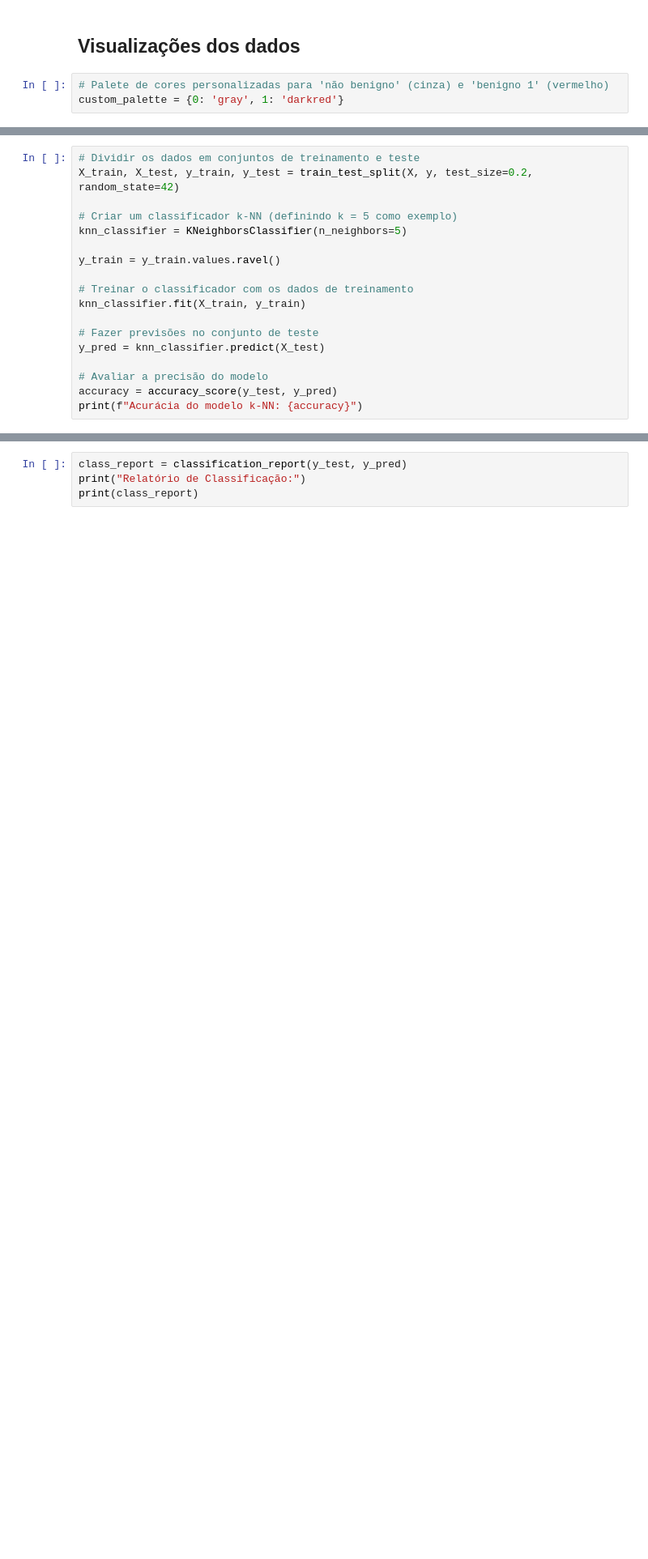
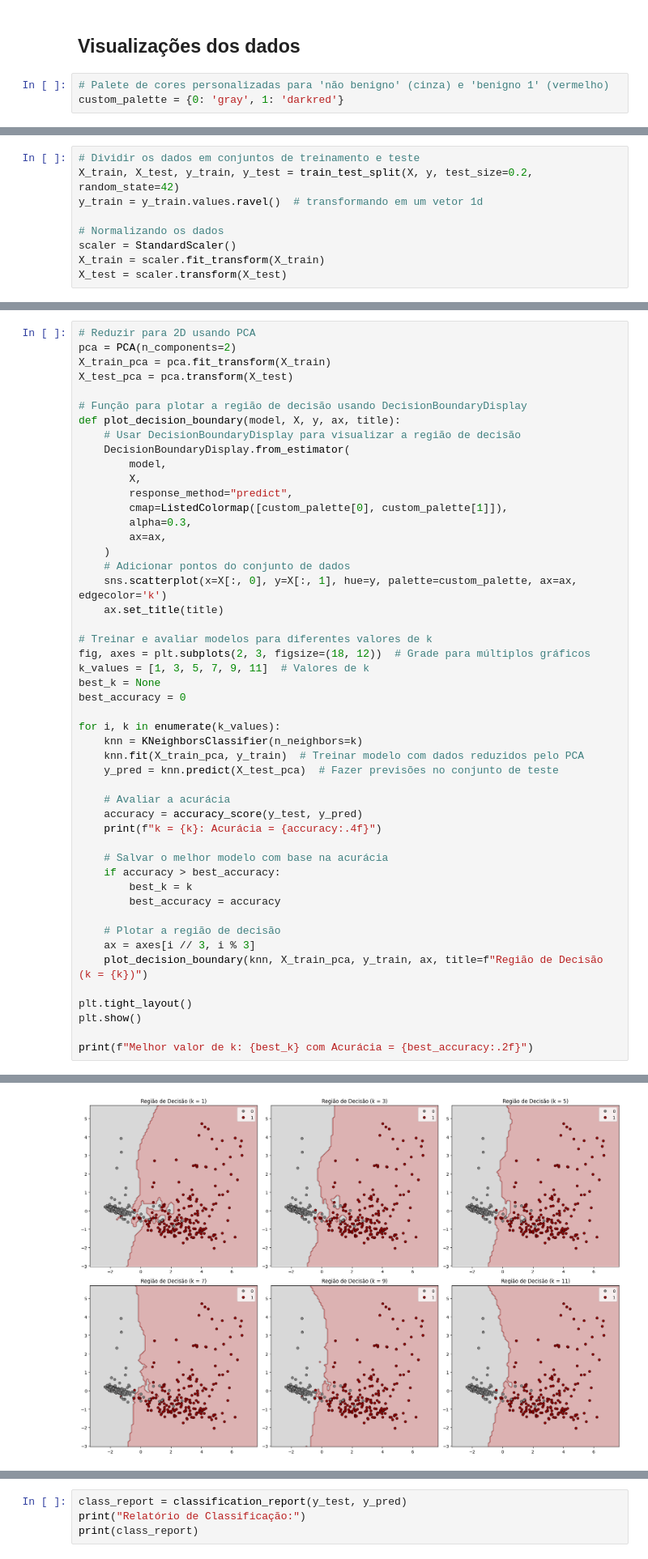
Before and after one commit to IvonLuiz/breast_cancer_kmeans, a Jupyter notebook: breast_cancer_kmeans.ipynb, the cells around one changed output, grey strips where cells are left out. Shown at 81% size. Saved outputs shown, nothing was run; the diff lists cells and outputs as text; blank space fills up the shorter version.

```diff
--- a/breast_cancer_kmeans.ipynb
+++ b/breast_cancer_kmeans.ipynb
@@ -325,18 +344,9 @@ plt.show()
 # %%
 # Dividir os dados em conjuntos de treinamento e teste
 X_train, X_test, y_train, y_test = train_test_split(X, y, test_size=0.2, random_state=42)
+y_train = y_train.values.ravel()  # transformando em um vetor 1d
 
-# Criar um classificador k-NN (definindo k = 5 como exemplo)
-knn_classifier = KNeighborsClassifier(n_neighbors=5)
-
-y_train = y_train.values.ravel()
-
-# Treinar o classificador com os dados de treinamento
-knn_classifier.fit(X_train, y_train)
-
-# Fazer previsões no conjunto de teste
-y_pred = knn_classifier.predict(X_test)
-
-# Avaliar a precisão do modelo
-accuracy = accuracy_score(y_test, y_pred)
-print(f"Acurácia do modelo k-NN: {accuracy}")
+# Normalizando os dados
+scaler = StandardScaler()
+X_train = scaler.fit_transform(X_train)
+X_test = scaler.transform(X_test)
@@ -346,0 +356,50 @@ Acurácia do modelo k-NN: 0.9857142857142858
+# %%
+# Reduzir para 2D usando PCA
+pca = PCA(n_components=2)
+X_train_pca = pca.fit_transform(X_train)
+X_test_pca = pca.transform(X_test)
+
+# Função para plotar a região de decisão usando DecisionBoundaryDisplay
+def plot_decision_boundary(model, X, y, ax, title):
+    # Usar DecisionBoundaryDisplay para visualizar a região de decisão
+    DecisionBoundaryDisplay.from_estimator(
+        model,
+        X,
+        response_method="predict",
+        cmap=ListedColormap([custom_palette[0], custom_palette[1]]),
+        alpha=0.3,
+        ax=ax,
+    )
+    # Adicionar pontos do conjunto de dados
+    sns.scatterplot(x=X[:, 0], y=X[:, 1], hue=y, palette=custom_palette, ax=ax, edgecolor='k')
+    ax.set_title(title)
+
+# Treinar e avaliar modelos para diferentes valores de k
+fig, axes = plt.subplots(2, 3, figsize=(18, 12))  # Grade para múltiplos gráficos
+k_values = [1, 3, 5, 7, 9, 11]  # Valores de k
+best_k = None
+best_accuracy = 0
+
+for i, k in enumerate(k_values):
+    knn = KNeighborsClassifier(n_neighbors=k)
+    knn.fit(X_train_pca, y_train)  # Treinar modelo com dados reduzidos pelo PCA
+    y_pred = knn.predict(X_test_pca)  # Fazer previsões no conjunto de teste
+
+    # Avaliar a acurácia
+    accuracy = accuracy_score(y_test, y_pred)
+    print(f"k = {k}: Acurácia = {accuracy:.4f}")
+
+    # Salvar o melhor modelo com base na acurácia
+    if accuracy > best_accuracy:
+        best_k = k
+        best_accuracy = accuracy
+
+    # Plotar a região de decisão
+    ax = axes[i // 3, i % 3]
+    plot_decision_boundary(knn, X_train_pca, y_train, ax, title=f"Região de Decisão (k = {k})")
+
+plt.tight_layout()
+plt.show()
+
+print(f"Melhor valor de k: {best_k} com Acurácia = {best_accuracy:.2f}")
+# %% [output]
@@ -346,0 +412 @@ Acurácia do modelo k-NN: 0.9857142857142858
+[figure, added]
```
Also changed, not shown: parts of 19 cells of this notebook.
